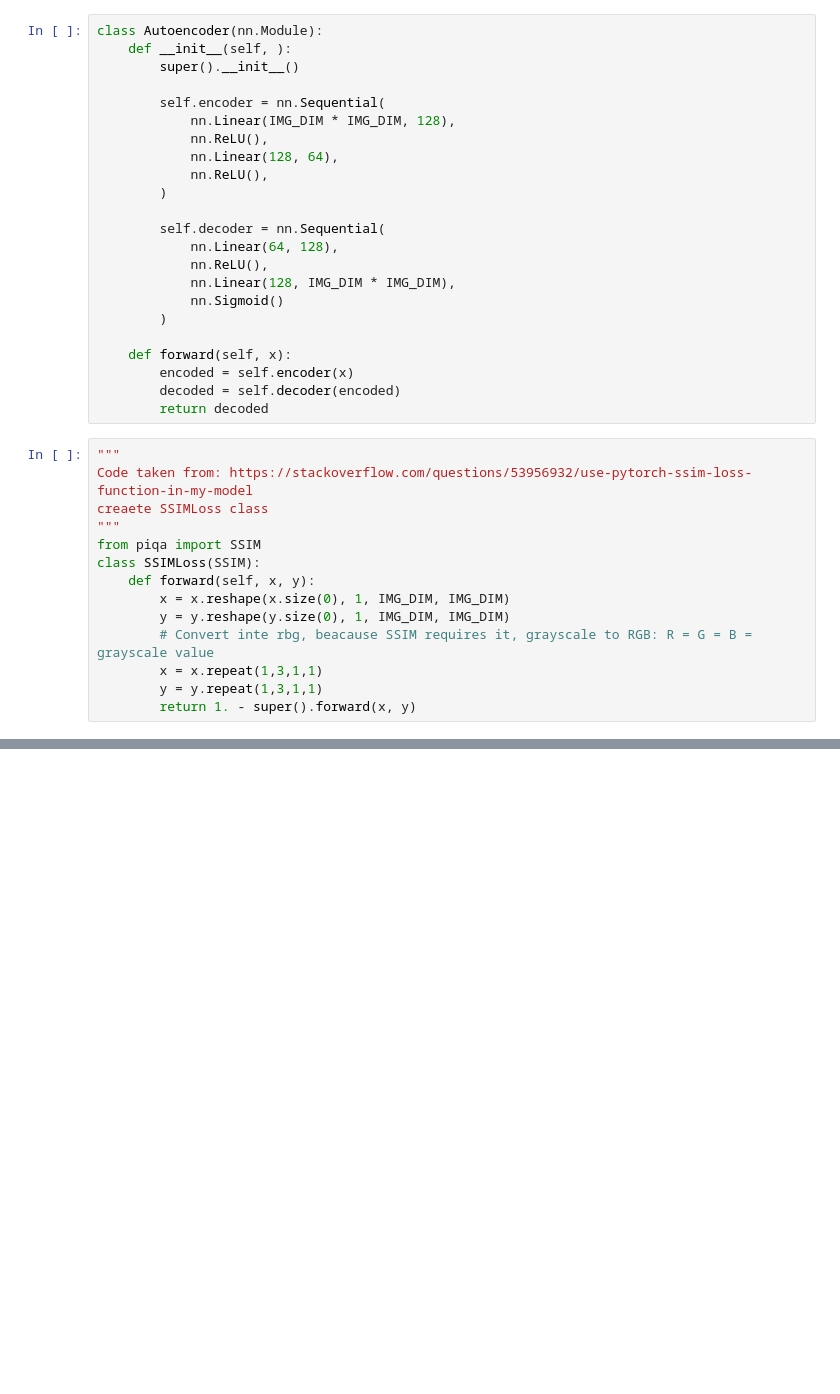
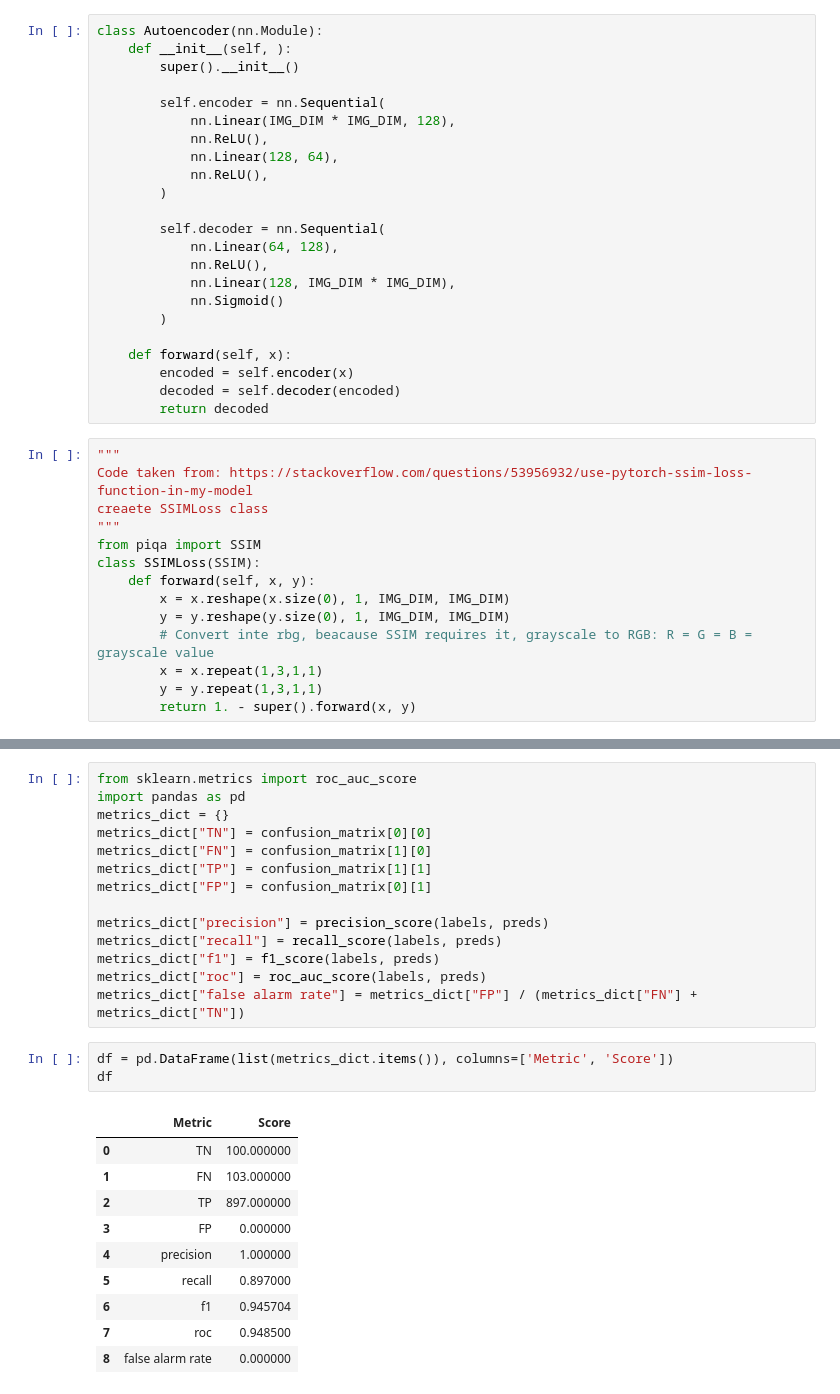
Before and after one commit to antongorillam/Computer-Vision-and-3D-Image-Processing, a Jupyter notebook: Anomaly Detection with Autoencoder/simple_autoencoder.ipynb, the cells around one changed output, grey strips where cells are left out. Drawn from its saved outputs; the diff is of its cells as text; blank space fills up the shorter version.

```diff
--- a/Anomaly Detection with Autoencoder/simple_autoencoder.ipynb
+++ b/Anomaly Detection with Autoencoder/simple_autoencoder.ipynb
@@ -162,0 +248,28 @@ plt.close()
+# %%
+from sklearn.metrics import roc_auc_score
+import pandas as pd
+metrics_dict = {}
+metrics_dict["TN"] = confusion_matrix[0][0]
+metrics_dict["FN"] = confusion_matrix[1][0]
+metrics_dict["TP"] = confusion_matrix[1][1]
+metrics_dict["FP"] = confusion_matrix[0][1]
+
+metrics_dict["precision"] = precision_score(labels, preds)
+metrics_dict["recall"] = recall_score(labels, preds)
+metrics_dict["f1"] = f1_score(labels, preds)
+metrics_dict["roc"] = roc_auc_score(labels, preds)
+metrics_dict["false alarm rate"] = metrics_dict["FP"] / (metrics_dict["FN"] + metrics_dict["TN"])
+# %%
+df = pd.DataFrame(list(metrics_dict.items()), columns=['Metric', 'Score'])
+df
+# %% [output]
+|  | Metric | Score |
+| 0 | TN | 100.000000 |
+| 1 | FN | 103.000000 |
+| 2 | TP | 897.000000 |
+| 3 | FP | 0.000000 |
+| 4 | precision | 1.000000 |
+| 5 | recall | 0.897000 |
+| 6 | f1 | 0.945704 |
+| 7 | roc | 0.948500 |
+| 8 | false alarm rate | 0.000000 |
```
Also changed, not shown: parts of 8 cells of this notebook, 21 other files.
